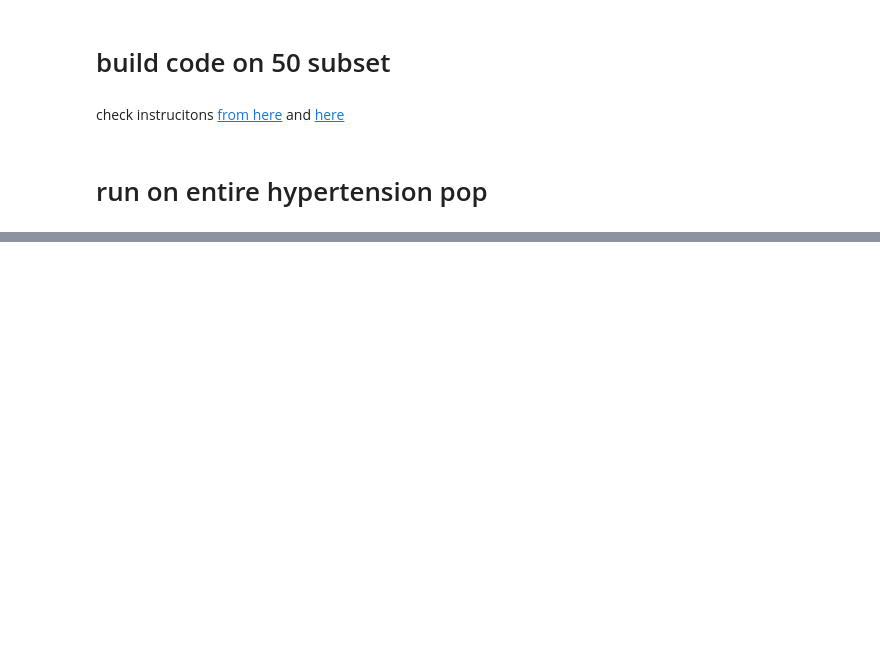
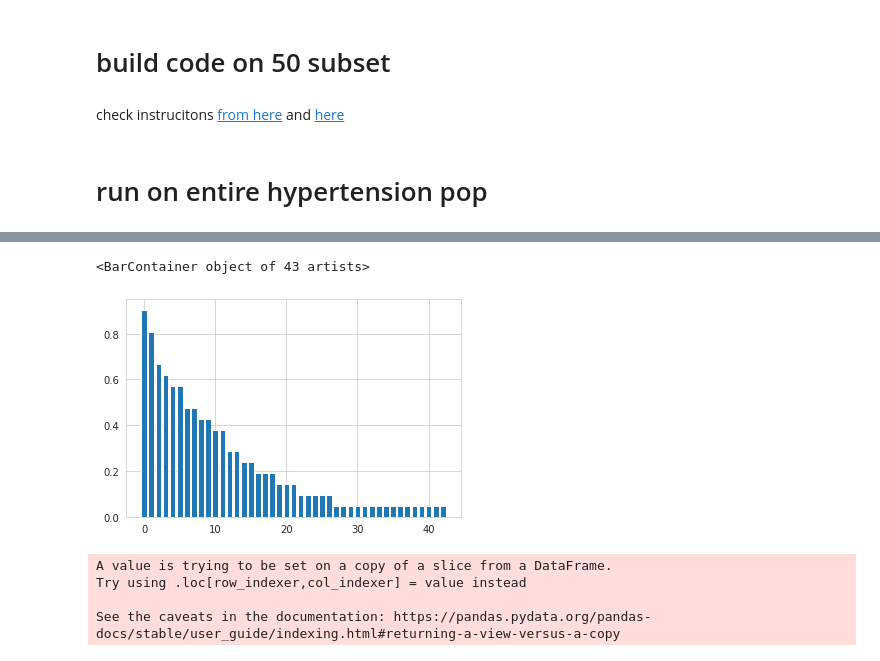
Before and after one commit to dcolinmorgan/gcn, a Jupyter notebook: gcn.ipynb, the cells around one changed output, grey strips where cells are left out. Saved outputs shown, nothing was run; the diff lists cells and outputs as text; code cells hidden in the pictures; blank space fills up the shorter version.

```diff
--- a/gcn.ipynb
+++ b/gcn.ipynb
@@ -317,0 +514,58 @@ df=Parallel(n_jobs=7) (meas(measur,uni_bact,relgene,graphs) for measur in dd)
+# %%
+plt.bar(x=np.arange(len((np.unique(jeff3.melt()['value'])))),height=jeff3.melt()['value'].value_counts()/21)
+# %% [output]
+<BarContainer object of 43 artists>
+[figure, added]
+# %%
+jj['t']=jj['time'].astype('str').str.split('-').str[0]
+labels,levels=pd.factorize(jj['t'])
+jj['t']=labels
+data=jj[['species','target','time','t','value']]
+df=data.copy()
+grouped = data.groupby('target')
+XX=10
+def get_next_clus(x): return x['species'].shift(-1)
+
+data["next_clus"] = grouped.apply(
+     lambda x: get_next_clus(x)).reset_index(0, drop=True)
+
+# species=['Agathobaculum','Bacteroides']
+# df = data[['species','target','t','value']]#.sort_values(['time'], ascending=[True]).groupby(['species','time']).max(5)
+jeff=pd.DataFrame(df.groupby(['species','t'])['value'].nlargest(XX))
+jeff.reset_index(inplace=True)
+
+jeffA=data.loc[jeff['level_2']]
+tim_len=len(np.unique(jeffA['t']))
+grouped = pd.DataFrame(jeffA.groupby(['species', 't'])['target'].apply(list).groupby(level=0).apply(list))
+jeff=grouped.explode('target')
+jeff.reset_index(inplace=True)
+# jeff=jeff[(jeff['species']!='Escherichia')&(jeff['species']!='Streptococcus')]
+# if species!='all':
+#     jeffA=jeff[jeff['species']==species]
+JJ=pd.DataFrame()
+rr=[]
+# for q,ee in enumerate(np.unique(jeff.species)[::-1]):
+for q,ee in enumerate(sku.shuffle(np.unique(jeff.species))):
+
+    jeff2=jeffA[jeffA['species']==ee].explode('target')
+    # jeff2['prot_id']#.str.split(',')
+    dd=pd.DataFrame(jeff2['target'].to_numpy().reshape(int(len(jeff2)/tim_len),tim_len))
+    # jeff3.index='Agathobaculum'
+    # plt.figure(figsize=(15,5))
+    # labels,levels=pd.factorize(jeff3.melt()['value'])
+    # jj['prot_id']=labels
+    # sns.heatmap(pd.factorize(jeff3))
+    # cc=pd.DataFrame(np.array(labels).reshape(XX,tim_len))
+    rr=np.append(rr, ee)
+#     cc.iloc
+    # cc.loc[(q+1)*XX]=0
+    if len(dd.melt())==(tim_len*XX):
+        JJ=JJ.append(dd)
+
+
+# sns.heatmap(cc)
+# %% [output]
+A value is trying to be set on a copy of a slice from a DataFrame.
+Try using .loc[row_indexer,col_indexer] = value instead
+
+See the caveats in the documentation: https://pandas.pydata.org/pandas-docs/stable/user_guide/indexing.html#returning-a-view-versus-a-copy
```
Also changed, not shown: parts of 50 cells of this notebook, 4 other files.
